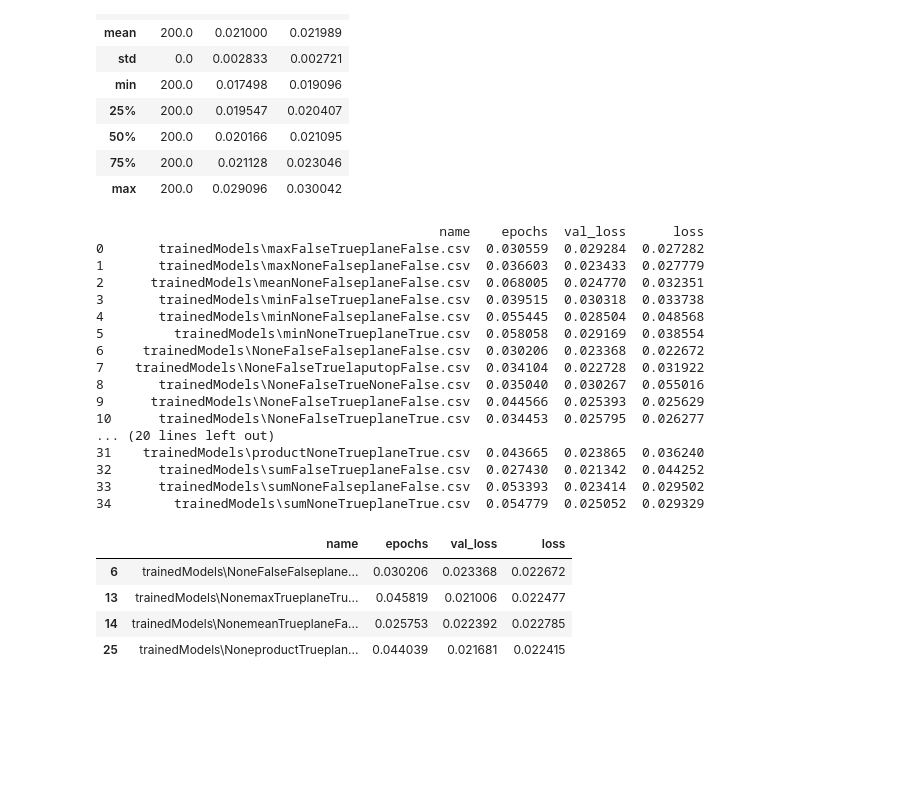
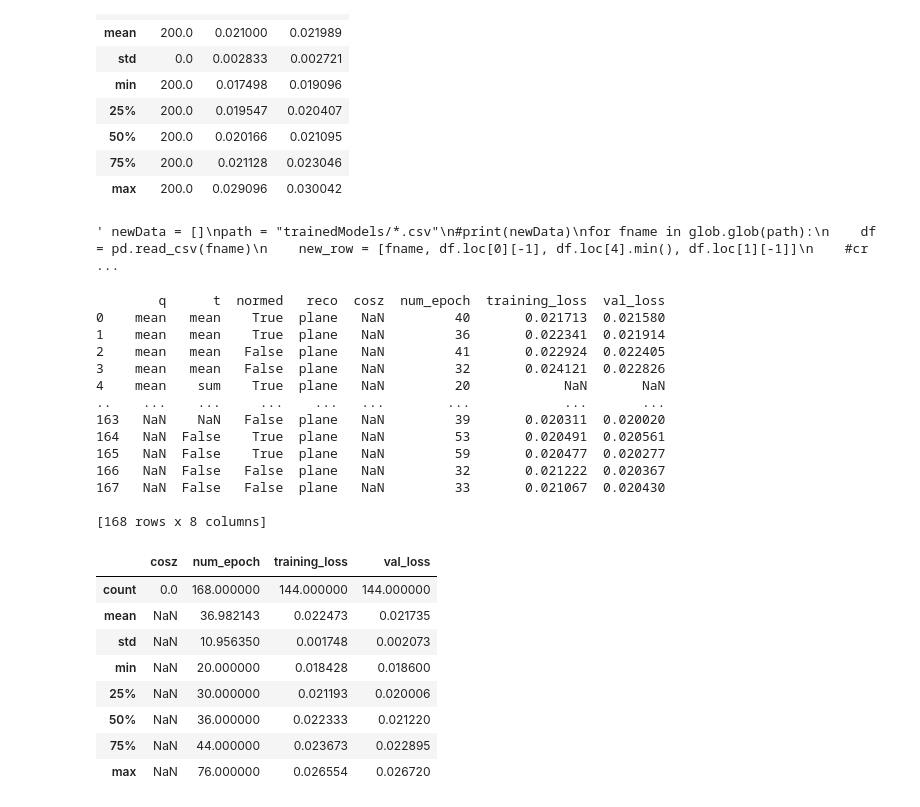
Before and after one commit to fmcnallyi3/icetop-cnn, a Jupyter notebook: Architecture_testers/Untitled.ipynb, the cells around one changed output. Cells and saved outputs as stored; diff of their text form; code cells hidden in the pictures; blank space fills up the shorter version.

```diff
--- a/Architecture_testers/Untitled.ipynb
+++ b/Architecture_testers/Untitled.ipynb
@@ -22,7 +23,7 @@ data.describe()
 #loop through csv files
 #append them to new csv file
 #save the name?
-newData = []
+""" newData = []
 path = "trainedModels/*.csv"
 #print(newData)
 for fname in glob.glob(path):
@@ -31,33 +32,47 @@ for fname in glob.glob(path):
     #create new row with name, epochs,etc
     newData.append(new_row)
     #print(df.loc[4].min())
+ """
+# %% [output]
+' newData = []\npath = "trainedModels/*.csv"\n#print(newData)\nfor fname in glob.glob(path):\n    df = pd.read_csv(fname)\n    new_row = [fname, df.loc[0][-1], df.loc[4].min(), df.loc[1][-1]]\n    #cr ...
 # %%
 #
-data = pd.DataFrame(newData, columns=["name", "epochs", "val_loss", "loss"])
+#data = pd.DataFrame(newData, columns=["name", "epochs", "val_loss", "loss"])
+data=pd.read_csv("trainedModels/000plane0/results.csv", names=['q','t','normed','reco','cosz','num_epoch','training_loss','val_loss'])
 print(data)
 # %% [output]
-                                            name    epochs  val_loss      loss
-0       trainedModels\maxFalseTrueplaneFalse.csv  0.030559  0.029284  0.027282
-1       trainedModels\maxNoneFalseplaneFalse.csv  0.036603  0.023433  0.027779
-2      trainedModels\meanNoneFalseplaneFalse.csv  0.068005  0.024770  0.032351
-3       trainedModels\minFalseTrueplaneFalse.csv  0.039515  0.030318  0.033738
-4       trainedModels\minNoneFalseplaneFalse.csv  0.055445  0.028504  0.048568
-5         trainedModels\minNoneTrueplaneTrue.csv  0.058058  0.029169  0.038554
-6     trainedModels\NoneFalseFalseplaneFalse.csv  0.030206  0.023368  0.022672
-7    trainedModels\NoneFalseTruelaputopFalse.csv  0.034104  0.022728  0.031922
-8       trainedModels\NoneFalseTrueNoneFalse.csv  0.035040  0.030267  0.055016
-9      trainedModels\NoneFalseTrueplaneFalse.csv  0.044566  0.025393  0.025629
-10      trainedModels\NoneFalseTrueplaneTrue.csv  0.034453  0.025795  0.026277
-... (20 lines left out)
-31    trainedModels\productNoneTrueplaneTrue.csv  0.043665  0.023865  0.036240
-32      trainedModels\sumFalseTrueplaneFalse.csv  0.027430  0.021342  0.044252
-33      trainedModels\sumNoneFalseplaneFalse.csv  0.053393  0.023414  0.029502
-34        trainedModels\sumNoneTrueplaneTrue.csv  0.054779  0.025052  0.029329
+        q      t  normed   reco  cosz  num_epoch  training_loss  val_loss
+0    mean   mean    True  plane   NaN         40       0.021713  0.021580
+1    mean   mean    True  plane   NaN         36       0.022341  0.021914
+2    mean   mean   False  plane   NaN         41       0.022924  0.022405
+3    mean   mean   False  plane   NaN         32       0.024121  0.022826
+4    mean    sum    True  plane   NaN         20            NaN       NaN
+..    ...    ...     ...    ...   ...        ...            ...       ...
+163   NaN    NaN   False  plane   NaN         39       0.020311  0.020020
+164   NaN  False    True  plane   NaN         53       0.020491  0.020561
+165   NaN  False    True  plane   NaN         59       0.020477  0.020277
+166   NaN  False   False  plane   NaN         32       0.021222  0.020367
+167   NaN  False   False  plane   NaN         33       0.021067  0.020430
+
+[168 rows x 8 columns]
 # %%
-data.loc[data["loss"]<0.023]
+data.describe()
+#data.loc[data["val_loss"]<0.020]
+#time heavily affects the model's performance
+#try patience of 100-200 epochs; see what happens
+#might train all every combination to weed out patterns
+#compare width of energy resolution distribution for max to avg width of other charge for similar parameters
+#compare best perfoming
+#get 25th percentile, find patterns
+#compare worst and best performing
+#train one with patience of 100 epochs
 # %% [output]
-|  | name | epochs | val_loss | loss |
-| 6 | trainedModels\NoneFalseFalseplane... | 0.030206 | 0.023368 | 0.022672 |
-| 13 | trainedModels\NonemaxTrueplaneTru... | 0.045819 | 0.021006 | 0.022477 |
-| 14 | trainedModels\NonemeanTrueplaneFa... | 0.025753 | 0.022392 | 0.022785 |
-| 25 | trainedModels\NoneproductTrueplan... | 0.044039 | 0.021681 | 0.022415 |
+|  | cosz | num_epoch | training_loss | val_loss |
+| count | 0.0 | 168.000000 | 144.000000 | 144.000000 |
+| mean | NaN | 36.982143 | 0.022473 | 0.021735 |
+| std | NaN | 10.956350 | 0.001748 | 0.002073 |
+| min | NaN | 20.000000 | 0.018428 | 0.018600 |
+| 25% | NaN | 30.000000 | 0.021193 | 0.020006 |
+| 50% | NaN | 36.000000 | 0.022333 | 0.021220 |
+| 75% | NaN | 44.000000 | 0.023673 | 0.022895 |
+| max | NaN | 76.000000 | 0.026554 | 0.026720 |
```
Also changed, not shown: parts of 6 cells of this notebook, 2 other files.
